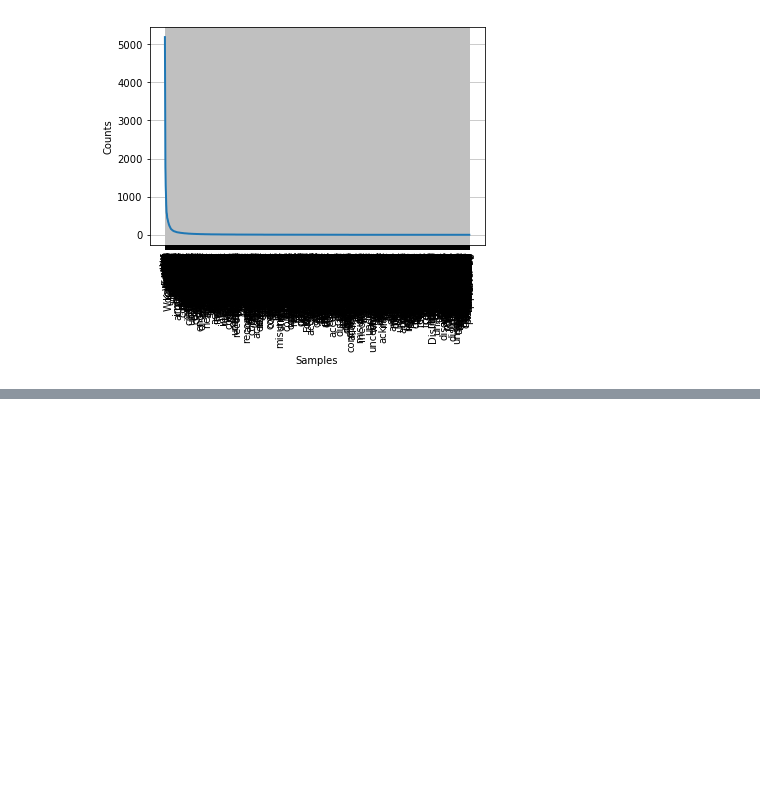
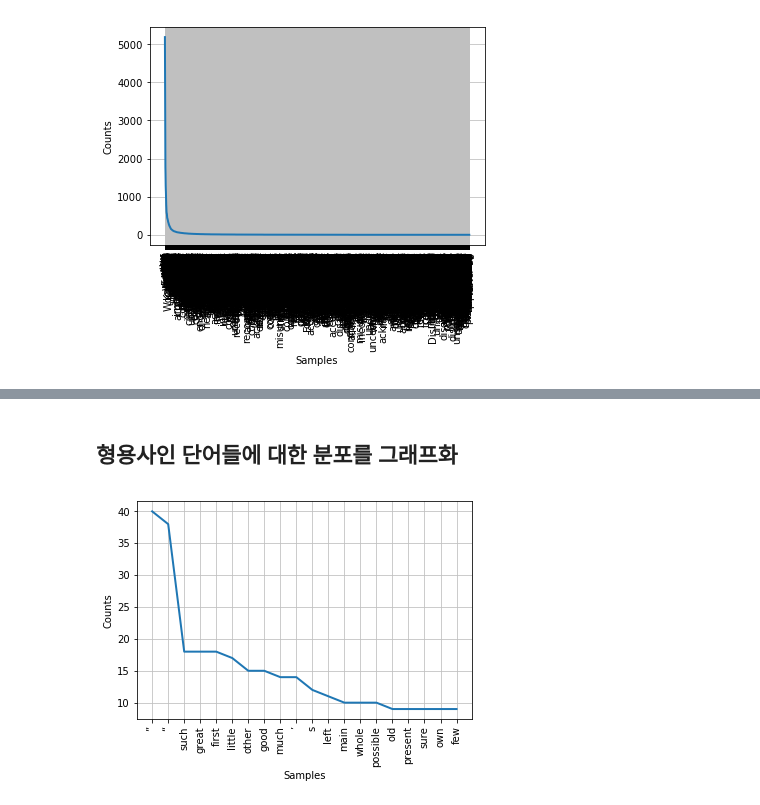
Before and after one commit to zerosum99/python_nltk, a Jupyter notebook: corpus 모듈 이해하기 gutenberg.ipynb, the cells around one changed output, grey strips where cells are left out. Saved outputs shown, nothing was run; the diff lists cells and outputs as text; code cells hidden in the pictures; blank space fills up the shorter version.

```diff
--- a/corpus 모듈 이해하기 gutenberg.ipynb
+++ b/corpus 모듈 이해하기 gutenberg.ipynb
@@ -298,0 +335,2 @@ AttributeError: 'str' object has no attribute 'reverse'
+# %%
+poeString = poeString.decode()
@@ -298,0 +343,20 @@ AttributeError: 'str' object has no attribute 'reverse'
+# %%
+import os
+# isolate The Gold Bug
+start = poeString.find("THE GOLD-BUG")
+end = poeString.find("FOUR BEASTS IN ONE")
+goldBugString = poeString[start:end]
+# save the file locally
+directory = "data"
+if not os.path.exists(directory):
+    os.makedirs(directory)
+with open("data/goldBug.txt", "w") as f:
+    f.write(goldBugString)
+# %%
+import nltk
+# read Gold Bug plain text into string
+with open("data/goldBug.txt", "r") as f:
+    goldBugString = f.read()
+goldBugTokens = nltk.word_tokenize(goldBugString) # tokenize the words (without transformation)
+# %%
+goldBugTagged = nltk.pos_tag(goldBugTokens)
@@ -298,0 +389,8 @@ AttributeError: 'str' object has no attribute 'reverse'
+# %% [markdown]
+## 형용사인 단어들에 대한 분포를 그래프화
+# %%
+goldBugAdjectives = [token for token, pos in goldBugTagged if "JJ" == pos]
+goldBugAdjectivesFreqs = nltk.FreqDist(goldBugAdjectives)
+goldBugAdjectivesFreqs.plot(20)
+# %% [output]
+[figure, added]
```
Also changed, not shown: parts of 16 cells of this notebook, 3 other files.
